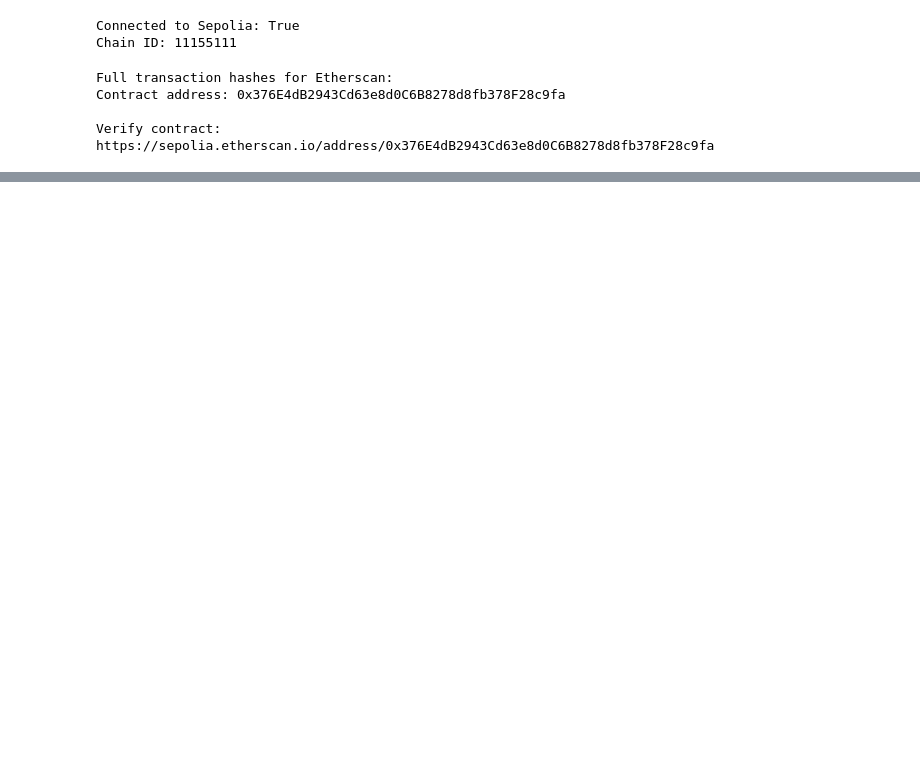
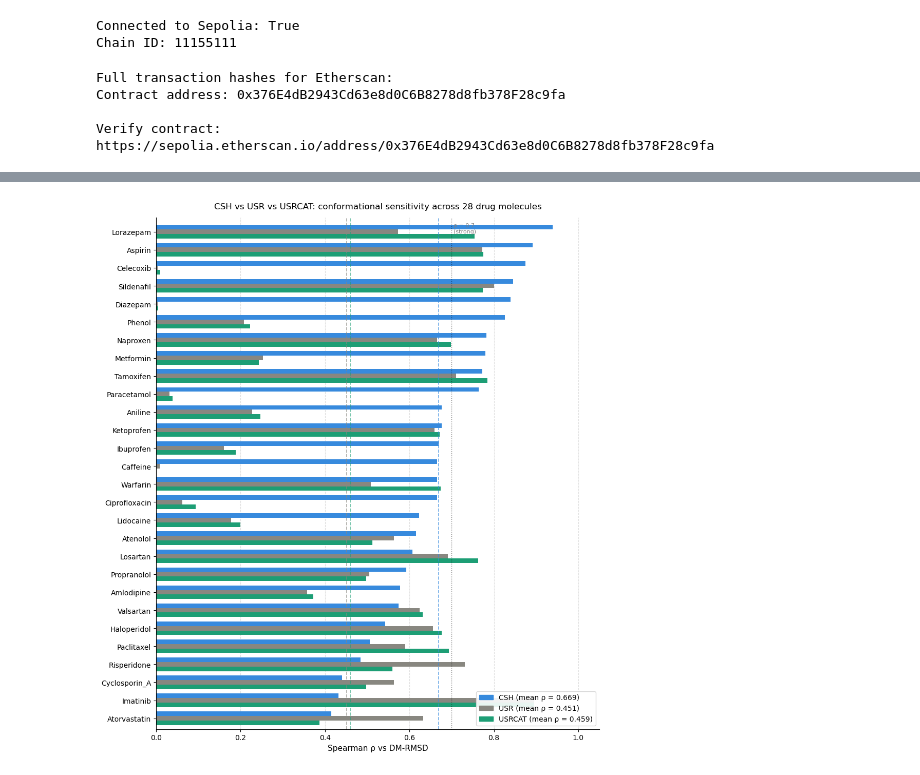
Before and after one commit to JakubRH/conformational-soft-hash, a Jupyter notebook: Blockchain.ipynb, the cells around one changed output, grey strips where cells are left out. Cells and saved outputs as stored; diff of their text form; code cells hidden in the pictures; blank space fills up the shorter version.

Commit message:
add usrcat and E3FP

```diff
--- a/Blockchain.ipynb
+++ b/Blockchain.ipynb
@@ -2453,0 +2927,94 @@ Results saved to benchmark_results.csv and benchmark_summary.txt
+# %%
+#!/usr/bin/env python
+# coding: utf-8
+
+"""
+========================================================
+Plot: CSH vs USR vs USRCAT benchmark results
+========================================================
+
+Generates a horizontal bar chart comparing Spearman correlation (rho)
+for CSH, USR and USRCAT across 28 drug molecules.
+
+Requires: benchmark_usrcat_results.csv (output of benchmark_usrcat.py)
+Output:   benchmark_usrcat_plot.png
+
+Author: Jakub Hryc
+"""
+
+import pandas as pd
+import matplotlib.pyplot as plt
+import matplotlib.patches as mpatches
+import numpy as np
+
+# ── Load results ──────────────────────────────────────────────────────────────
+df = pd.read_csv("benchmark_usrcat_results.csv")
+
+# replace "NA" strings with NaN
+df["rho_usr"]    = pd.to_numeric(df["rho_usr"],    errors="coerce")
+df["rho_usrcat"] = pd.to_numeric(df["rho_usrcat"], errors="coerce")
+
+# sort by CSH performance for readability
+df = df.sort_values("rho_csh", ascending=True).reset_index(drop=True)
+
+# ── Plot settings ─────────────────────────────────────────────────────────────
+COLORS = {
+    "CSH":    "#378ADD",
+    "USR":    "#888780",
+    "USRCAT": "#1D9E75",
+}
+BAR_HEIGHT = 0.25
+N = len(df)
+y = np.arange(N)
+
+fig, ax = plt.subplots(figsize=(10, 11))
+
+# ── Draw bars ─────────────────────────────────────────────────────────────────
+ax.barh(y + BAR_HEIGHT,     df["rho_csh"],    height=BAR_HEIGHT, color=COLORS["CSH"],    label="CSH")
+ax.barh(y,                  df["rho_usr"],    height=BAR_HEIGHT, color=COLORS["USR"],    label="USR")
+ax.barh(y - BAR_HEIGHT,     df["rho_usrcat"], height=BAR_HEIGHT, color=COLORS["USRCAT"], label="USRCAT")
+
+# ── Mean lines ────────────────────────────────────────────────────────────────
+ax.axvline(df["rho_csh"].mean(),    color=COLORS["CSH"],    linestyle="--", linewidth=1.2, alpha=0.7)
+ax.axvline(df["rho_usr"].mean(),    color=COLORS["USR"],    linestyle="--", linewidth=1.2, alpha=0.7)
+ax.axvline(df["rho_usrcat"].mean(), color=COLORS["USRCAT"], linestyle="--", linewidth=1.2, alpha=0.7)
+
+# ── Threshold line ────────────────────────────────────────────────────────────
+ax.axvline(0.7, color="black", linestyle=":", linewidth=1.0, alpha=0.5)
+ax.text(0.705, N - 0.5, "ρ = 0.7\n(strong)", fontsize=8, color="gray", va="top")
+
+# ── Axes and labels ───────────────────────────────────────────────────────────
+ax.set_yticks(y)
+ax.set_yticklabels(df["molecule"], fontsize=10)
+ax.set_xlabel("Spearman ρ vs DM-RMSD", fontsize=11)
+ax.set_xlim(0, 1.05)
+ax.set_ylim(-0.6, N - 0.2)
+ax.xaxis.grid(True, linestyle="--", alpha=0.4)
+ax.set_axisbelow(True)
+ax.spines["top"].set_visible(False)
+ax.spines["right"].set_visible(False)
+
+# ── Legend ────────────────────────────────────────────────────────────────────
+mean_csh    = df["rho_csh"].mean()
+mean_usr    = df["rho_usr"].mean()
+mean_usrcat = df["rho_usrcat"].mean()
+
+legend_patches = [
+    mpatches.Patch(color=COLORS["CSH"],    label=f"CSH (mean ρ = {mean_csh:.3f})"),
+    mpatches.Patch(color=COLORS["USR"],    label=f"USR (mean ρ = {mean_usr:.3f})"),
+    mpatches.Patch(color=COLORS["USRCAT"], label=f"USRCAT (mean ρ = {mean_usrcat:.3f})"),
+]
+ax.legend(handles=legend_patches, fontsize=10, loc="lower right",
+          framealpha=0.9, edgecolor="lightgray")
+
+# ── Title ─────────────────────────────────────────────────────────────────────
+ax.set_title(
+    "CSH vs USR vs USRCAT: conformational sensitivity across 28 drug molecules",
+    fontsize=12, pad=12
+)
+
+plt.tight_layout()
+plt.savefig("benchmark_usrcat_plot.png", dpi=180, bbox_inches="tight", facecolor="white")
+print("Plot saved to benchmark_usrcat_plot.png")
+plt.show()
+# %% [output]
@@ -2453,0 +3022 @@ Results saved to benchmark_results.csv and benchmark_summary.txt
+[figure, added]
```
Also changed, not shown: parts of 13 cells of this notebook.
